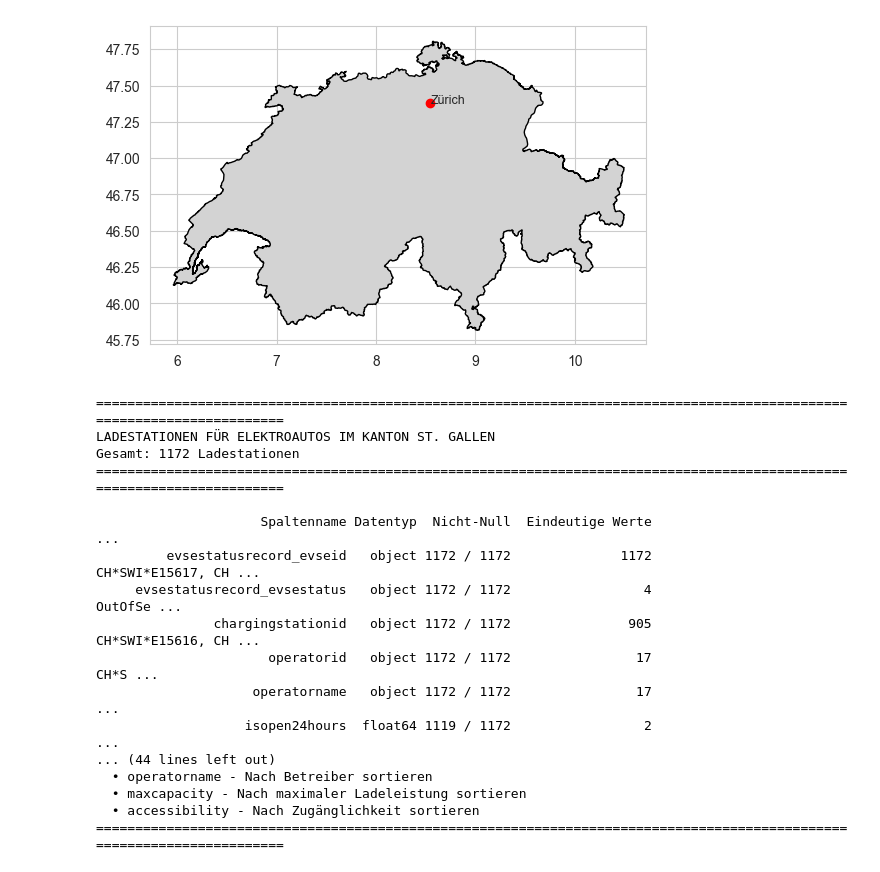
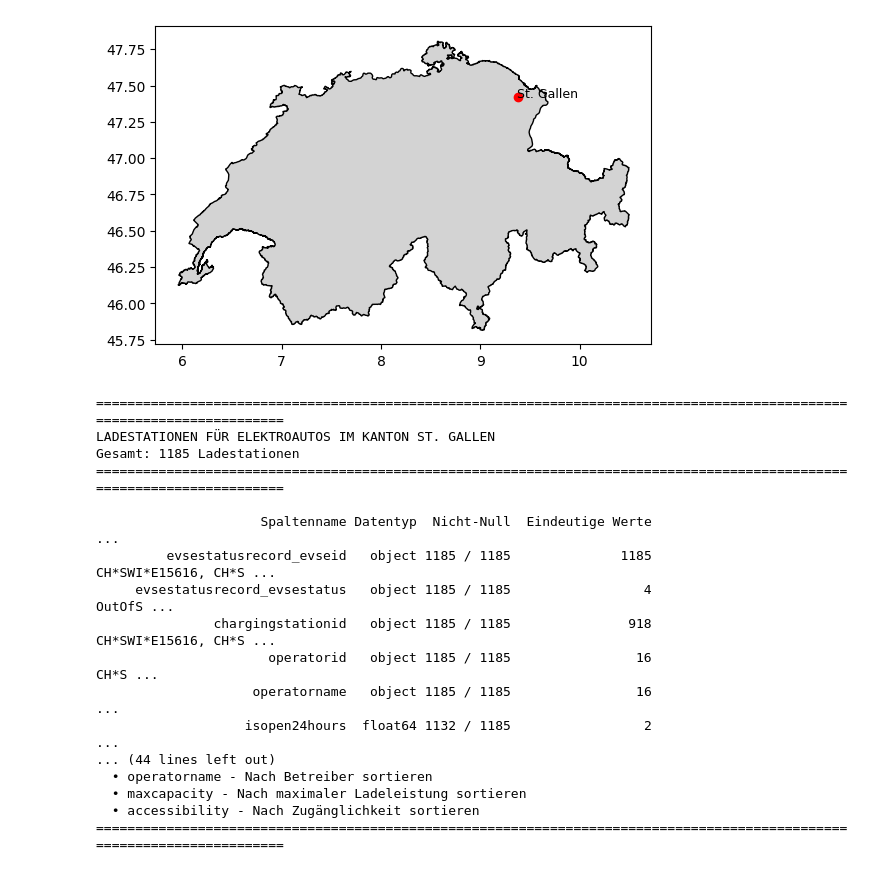
Before and after one commit to macnch33s3/APROG, a Jupyter notebook: PROJECT/api_bridge.ipynb, the cells around one changed output. Saved outputs shown, nothing was run; the diff lists cells and outputs as text; code cells hidden in the pictures.

```diff
--- a/PROJECT/api_bridge.ipynb
+++ b/PROJECT/api_bridge.ipynb
@@ -14,19 +14,20 @@ url = "https://daten.sg.ch/api/explore/v2.1/catalog/datasets/ladestationen-fur-e
 response = requests.get(url)
 df = pd.read_csv(StringIO(response.text), sep=";") # erstelle aus api response einen Dataframe
 
-#shapefile CH hineinladen
+#shapefile der CH hineinladen
 gdf = gpd.read_file("C:\\Users\\marck\\Documents\\_OST\\APROG\\open_datasg\\CHE_ADM0.shp")
 
 # Karte zeichnen
 gdf.plot(color="lightgray", edgecolor="black")
-plt.scatter(8.5417, 47.3769, color="red") #ZH
-plt.text(8.55, 47.38, "Zürich", fontsize=9)
+# plt.scatter(8.5417, 47.3769, color="red") #ZH
+# plt.text(8.55, 47.38, "Zürich", fontsize=9)
+plt.scatter(9.3767, 47.4239 ,color="red") #SG
+plt.text(9.37, 47.42, "St. Gallen", fontsize=9)
 plt.show()
 
 spalten_info = []
 
 for col in df.columns:
-    # Beispielwerte sammeln (nur eindeutige, nicht-null Werte)
     beispiele = df[col].dropna().unique()[:3] # dropna um NaN-Werte auszulassen und df aktualisien
     beispiele_str = ", ".join([str(x)[:50] for x in beispiele])
 
@@ -37,46 +38,46 @@ for col in df.columns:
         "Eindeutige Werte": df[col].nunique(),
         "Beispielwerte": beispiele_str if beispiele_str else "keine Werte"
     })
 
 # df erstellen als spalte_df
 spalten_df = pd.DataFrame(spalten_info)
 
 # pretty print für df
 pd.set_option("display.max_rows", None)
 pd.set_option("display.max_columns", None)
 pd.set_option("display.width", None)
 pd.set_option("display.max_colwidth", 80)
 
 # kurze Übersicht der Spaltennamen, Datentyp, NaN-werte, is-null-werte
 print("=" * 120)
 print(f"LADESTATIONEN FÜR ELEKTROAUTOS IM KANTON ST. GALLEN")
 print(f"Gesamt: {len(df)} Ladestationen")
 print("=" * 120)
 print()
 print(spalten_df.to_string(index=False))
 print()
 print("=" * 120)
 print("\nNützliche Spalten zum Sortieren:")
 print("  • address_city - Nach Stadt sortieren")
 print("  • evsestatusrecord_evsestatus - Nach Status sortieren")
 print("  • operatorname - Nach Betreiber sortieren")
 print("  • maxcapacity - Nach maximaler Ladeleistung sortieren")
 print("  • accessibility - Nach Zugänglichkeit sortieren")
 print("=" * 120)
 # %% [output]
-[figure, old version]
+[figure, new version]
 ========================================================================================================================
 LADESTATIONEN FÜR ELEKTROAUTOS IM KANTON ST. GALLEN
-Gesamt: 1172 Ladestationen
+Gesamt: 1185 Ladestationen
 ========================================================================================================================
 
                      Spaltenname Datentyp  Nicht-Null  Eindeutige Werte                                                                                                                                  ...
-         evsestatusrecord_evseid   object 1172 / 1172              1172                                                                                                                CH*SWI*E15617, CH ...
-     evsestatusrecord_evsestatus   object 1172 / 1172                 4                                                                                                                          OutOfSe ...
-               chargingstationid   object 1172 / 1172               905                                                                                                                CH*SWI*E15616, CH ...
-                      operatorid   object 1172 / 1172                17                                                                                                                             CH*S ...
-                    operatorname   object 1172 / 1172                17                                                                                                                                  ...
-                   isopen24hours  float64 1119 / 1172                 2                                                                                                                                  ...
+         evsestatusrecord_evseid   object 1185 / 1185              1185                                                                                                              CH*SWI*E15616, CH*S ...
+     evsestatusrecord_evsestatus   object 1185 / 1185                 4                                                                                                                           OutOfS ...
+               chargingstationid   object 1185 / 1185               918                                                                                                              CH*SWI*E15616, CH*S ...
+                      operatorid   object 1185 / 1185                16                                                                                                                             CH*S ...
+                    operatorname   object 1185 / 1185                16                                                                                                                                  ...
+                   isopen24hours  float64 1132 / 1185                 2                                                                                                                                  ...
 ... (44 lines left out)
   • operatorname - Nach Betreiber sortieren
   • maxcapacity - Nach maximaler Ladeleistung sortieren
```
Also changed, not shown: parts of 7 cells of this notebook.
